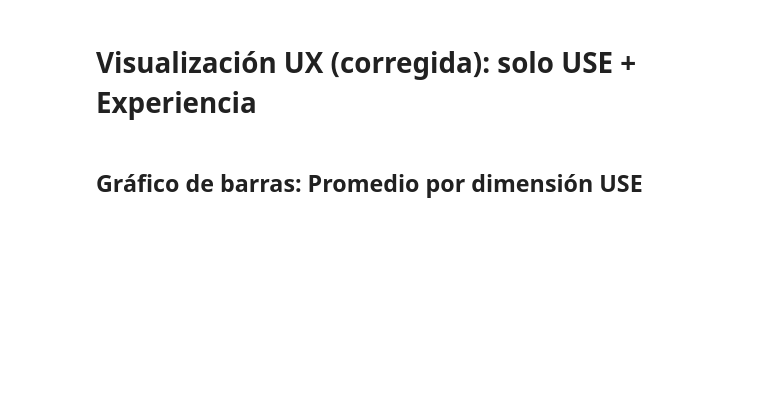
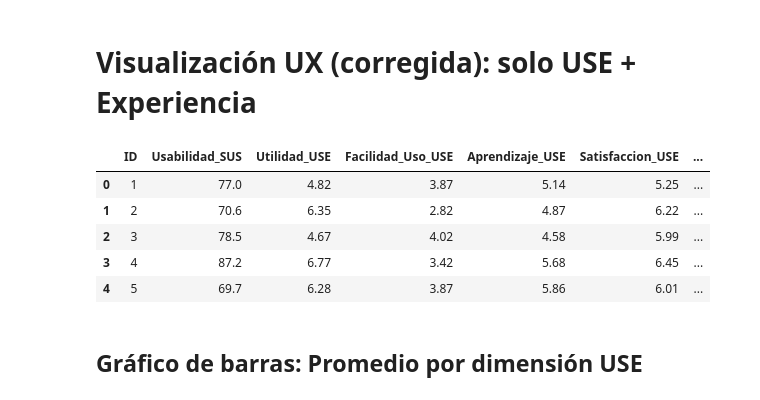
Before and after one commit to ClaudixoPG/ESI_2025_S1, a Jupyter notebook: notebooks/Visualizaciones_UX.ipynb, the cells around one changed output. Cells and saved outputs as stored; diff of their text form; code cells hidden in the pictures; blank space fills up the shorter version.

```diff
--- a/notebooks/Visualizaciones_UX.ipynb
+++ b/notebooks/Visualizaciones_UX.ipynb
@@ -3,12 +5,20 @@
 # %%
 import pandas as pd
 import matplotlib.pyplot as plt
 import seaborn as sns
 import numpy as np
 
 # Cargar archivo corregido
-df = pd.read_excel("Encuesta_UX_Simulada_Corregida.xlsx")
+url = "https://raw.githubusercontent.com/ClaudixoPG/ESI_2025_S1/main/datasets/Encuesta_UX_Simulada.xlsx"
+df = pd.read_excel(url)
 df.head()
+# %% [output]
+|  | ID | Usabilidad_SUS | Utilidad_USE | Facilidad_Uso_USE | Aprendizaje_USE | Satisfaccion_USE | ... |
+| 0 | 1 | 77.0 | 4.82 | 3.87 | 5.14 | 5.25 | ... |
+| 1 | 2 | 70.6 | 6.35 | 2.82 | 4.87 | 6.22 | ... |
+| 2 | 3 | 78.5 | 4.67 | 4.02 | 4.58 | 5.99 | ... |
+| 3 | 4 | 87.2 | 6.77 | 3.42 | 5.68 | 6.45 | ... |
+| 4 | 5 | 69.7 | 6.28 | 3.87 | 5.86 | 6.01 | ... |
 # %% [markdown]
 ## Gráfico de barras: Promedio por dimensión USE
 # %%
```
Also changed, not shown: parts of 6 cells of this notebook.
